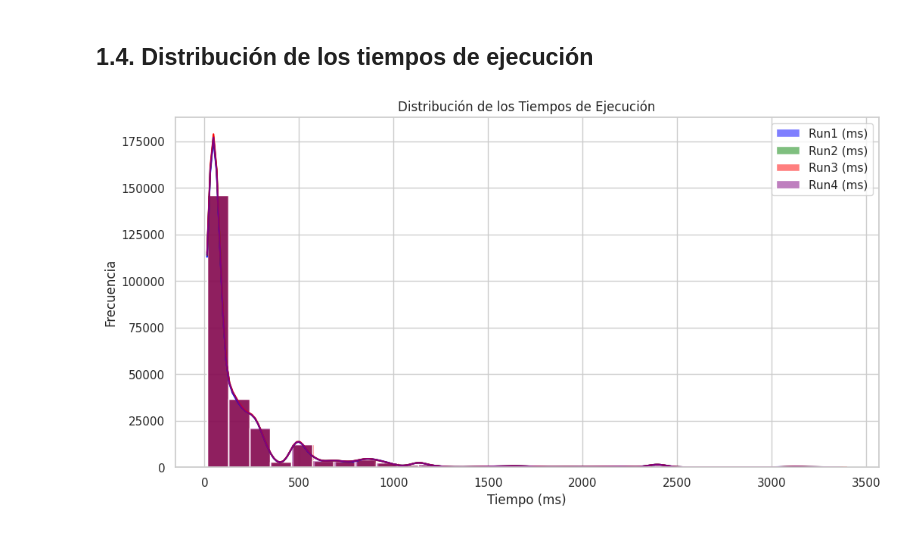
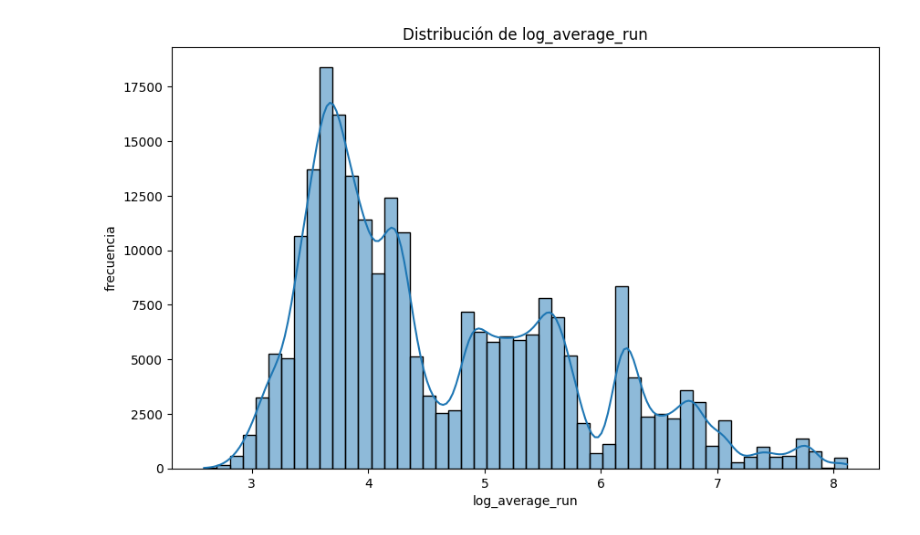
Before and after one commit to daneelsan/INF648-Project, a Jupyter notebook: notebooks/Ronaldo_Tunque_Test.ipynb, the cells around one changed output. Cells and saved outputs as stored; diff of their text form; code cells hidden in the pictures.

```diff
--- a/notebooks/Ronaldo_Tunque_Test.ipynb
+++ b/notebooks/Ronaldo_Tunque_Test.ipynb
@@ -64,6 +21,0 @@ descriptive_stats
-# %%
-import matplotlib.pyplot as plt
-import seaborn as sns
-
-# Configuración de estilo para los gráficos
-sns.set(style="whitegrid")
@@ -98,16 +22,17 @@ plt.show()
-# %% [markdown]
-## 1.4. Distribución de los tiempos de ejecución
-# %%
-# Histograma específico para los tiempos de ejecución
-plt.figure(figsize=(12, 6))
-sns.histplot(data['Run1 (ms)'], bins=30, kde=True, color='blue', label='Run1 (ms)')
-sns.histplot(data['Run2 (ms)'], bins=30, kde=True, color='green', label='Run2 (ms)')
-sns.histplot(data['Run3 (ms)'], bins=30, kde=True, color='red', label='Run3 (ms)')
-sns.histplot(data['Run4 (ms)'], bins=30, kde=True, color='purple', label='Run4 (ms)')
-plt.legend()
-plt.title('Distribución de los Tiempos de Ejecución')
-plt.xlabel('Tiempo (ms)')
-plt.ylabel('Frecuencia')
-plt.show()
-# %% [output]
-[figure, removed]
+# %%
+# Las últimas cuatro columnas son las variables objetivo (Run1 (ms), Run2 (ms), Run3 (ms), Run4 (ms))
+# Crear una variable objetivo única como el logaritmo del promedio de estos tiempos de ejecución
+data['average_run'] = data[['Run1 (ms)', 'Run2 (ms)', 'Run3 (ms)', 'Run4 (ms)']].mean(axis=1)
+data['log_average_run'] = np.log(data['average_run'])
+# %%
+# Eliminar las columnas de tiempos de ejecución originales y la columna 'average_run'
+data = data.drop(columns=['Run1 (ms)', 'Run2 (ms)', 'Run3 (ms)', 'Run4 (ms)', 'average_run'])
+# %%
+plt.figure(figsize=(10, 6))
+sns.histplot(data['log_average_run'], bins=50, kde=True)
+plt.title('Distribución de log_average_run')
+plt.xlabel('log_average_run')
+plt.ylabel('frecuencia')
+plt.show()
+# %% [output]
+[figure, added]
```
Also changed, not shown: parts of 29 cells of this notebook.
